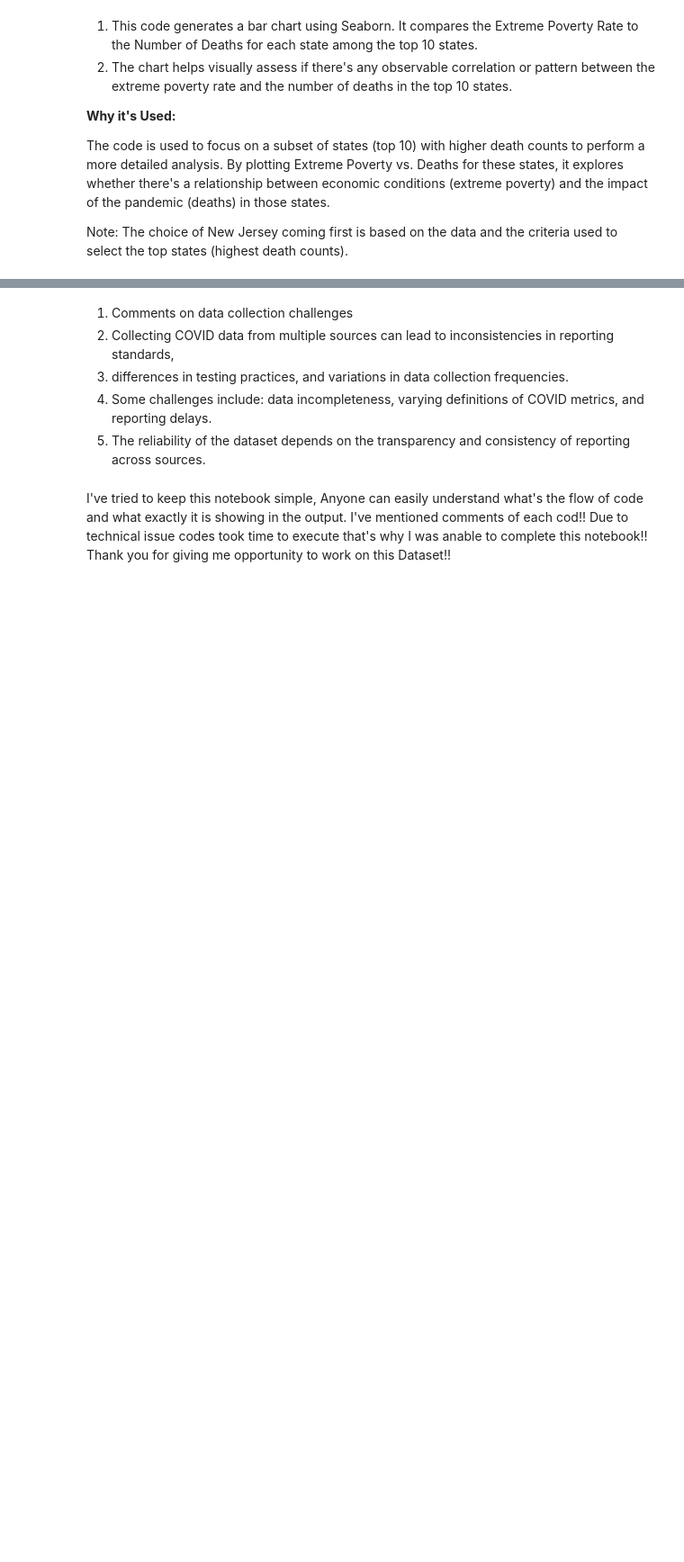
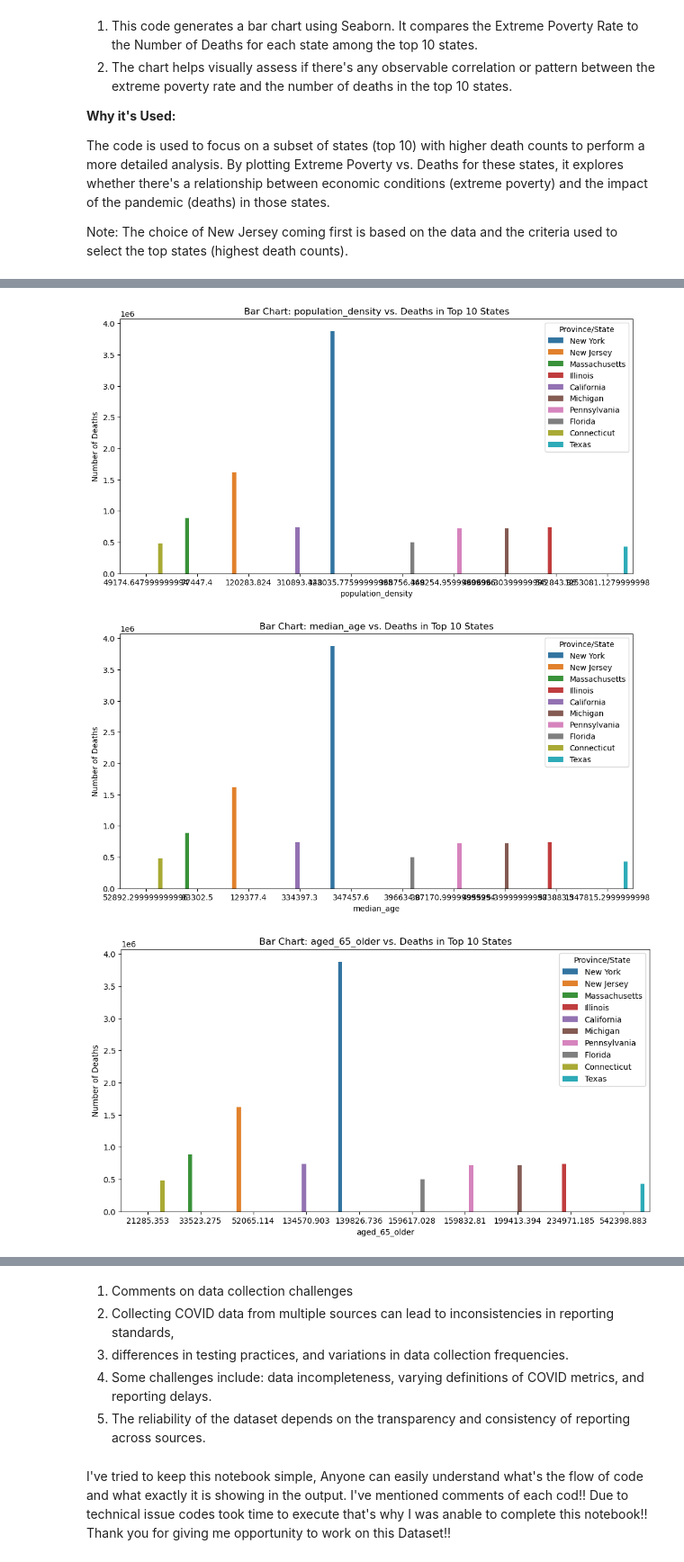
Before and after one commit to jkapoor18/World_covid_dataset, a Jupyter notebook: World_covid_dataset.ipynb, the cells around one changed output, grey strips where cells are left out. Shown at 90% size. Cells and saved outputs as stored; diff of their text form; code cells hidden in the pictures; blank space fills up the shorter version.

```diff
--- a/World_covid_dataset.ipynb
+++ b/World_covid_dataset.ipynb
@@ -432,0 +458,18 @@ Note: The choice of New Jersey coming first is based on the data and the criteri
+# %%
+# Selecting top 10 states
+top_10_states = us_data.groupby('Province/State').sum().sort_values(by='Deaths', ascending=False).head(10)
+
+# Plotting bar charts for different factors
+factors = ['population_density', 'median_age', 'aged_65_older']
+
+for factor in factors:
+    plt.figure(figsize=(12, 6))
+    sns.barplot(x=factor, y='Deaths', data=top_10_states.reset_index(), hue='Province/State')
+    plt.title(f'Bar Chart: {factor} vs. Deaths in Top 10 States')
+    plt.xlabel(factor)
+    plt.ylabel('Number of Deaths')
+    plt.show()
+# %% [output]
+[figure, added]
+[figure, added]
+[figure, added]
```
Also changed, not shown: parts of 3 cells of this notebook.
